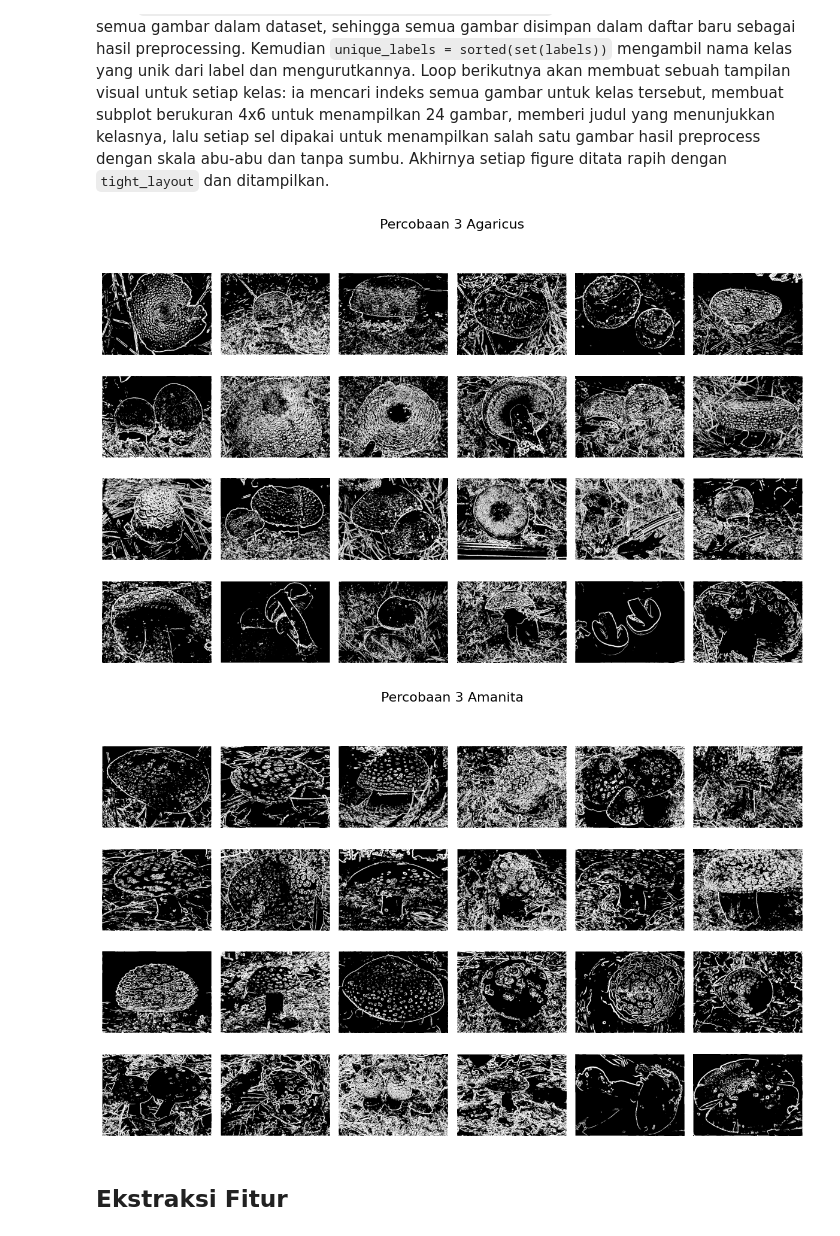
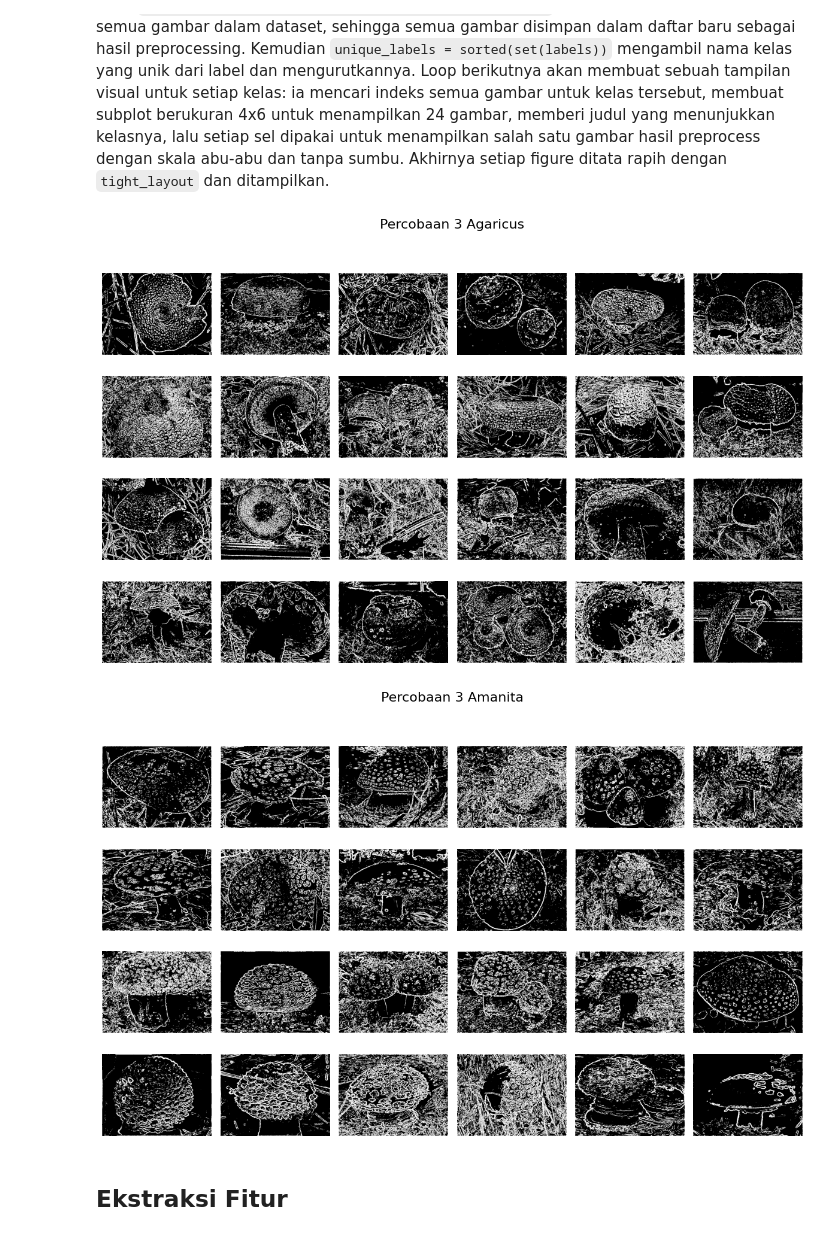
Before and after one commit to RifdahAsyliyah/ProjectPCDKelompok33Gacorrr, a Jupyter notebook: percobaan3.ipynb, the cells around one changed output. Cells and saved outputs as stored; diff of their text form; code cells hidden in the pictures.

```diff
--- a/percobaan3.ipynb
+++ b/percobaan3.ipynb
@@ -188,36 +253,37 @@ def percobaan3(img):
 
     smoothing = convolution(sharpening, kernelSmoothing)
     smoothing = np.clip(smoothing, 0, 255).astype(np.uint8)
+    mode3x3 = filter(smoothing, 3, 'modus')
 
-    edge = prewitt(smoothing)
+    edge = prewitt(mode3x3)
     hasil = thresholding(edge, 50)
     return hasil
 
 dataPreprocessed = [percobaan3(img) for img in data]
 
 unique_labels = sorted(set(labels))
 
 for label in unique_labels:
     # Ambil semua indeks gambar dari label ini
     idxs = [j for j, l in enumerate(labels) if l == label]
 
     # Buat grid 4x6 (cukup untuk 24 gambar, 4*6 = 24)
     fig, axs = plt.subplots(4, 6, figsize=(12, 8))
     fig.suptitle(f'Percobaan 3 {label}', fontsize=16)
 
     for k in range(24):
         row = k // 6
         col = k % 6
         ax = axs[row][col]
         ax.imshow(dataPreprocessed[idxs[k]], cmap='gray')
         ax.axis('off')
 
     plt.tight_layout()
     plt.subplots_adjust(top=0.9)
     plt.show()
 # %% [output]
-[figure, old version]
+[figure, new version]
-[figure, old version]
+[figure, new version]
 # %% [markdown]
 ## Ekstraksi Fitur
 # %%
```
Also changed, not shown: parts of 10 cells of this notebook, 5 other files.
